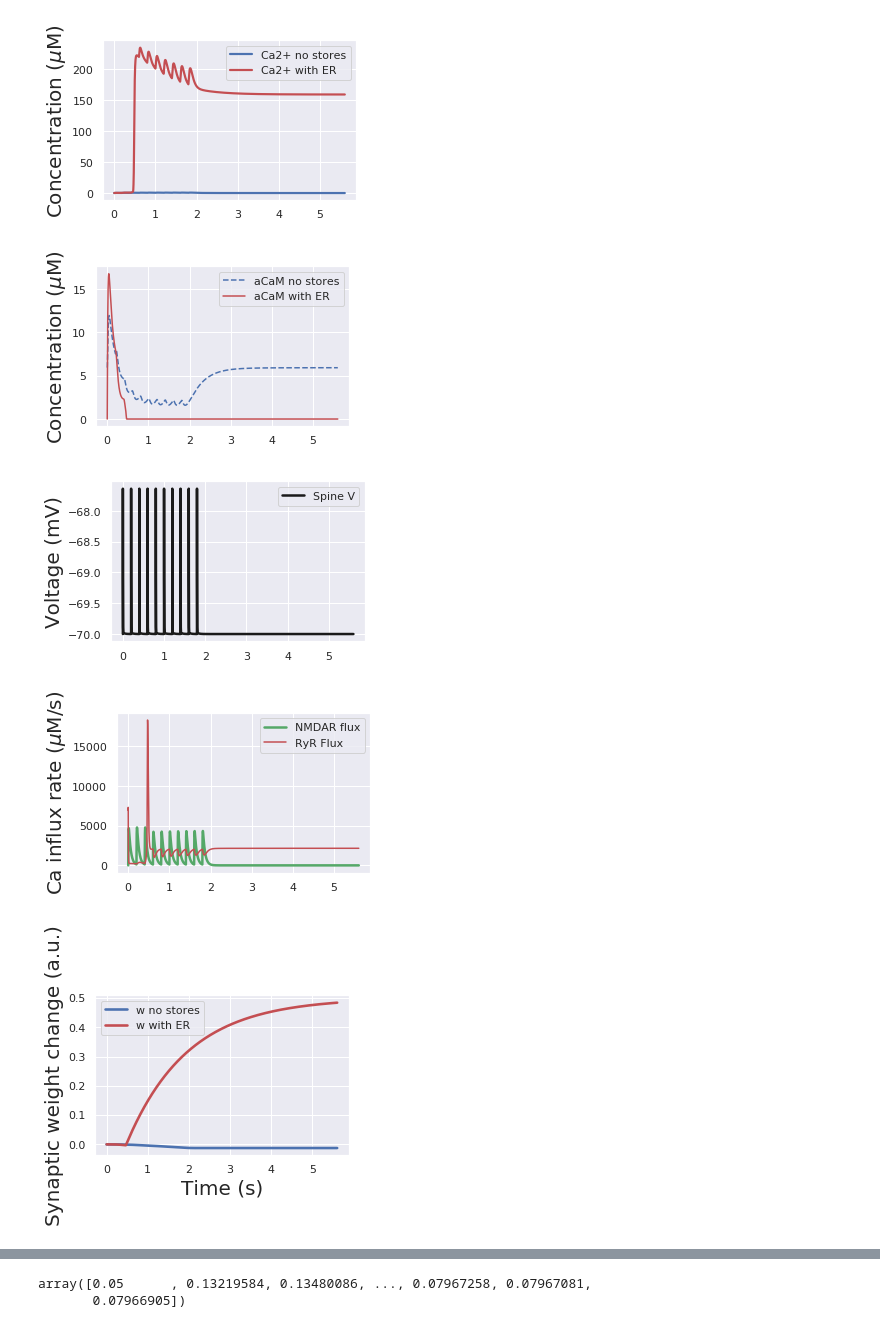
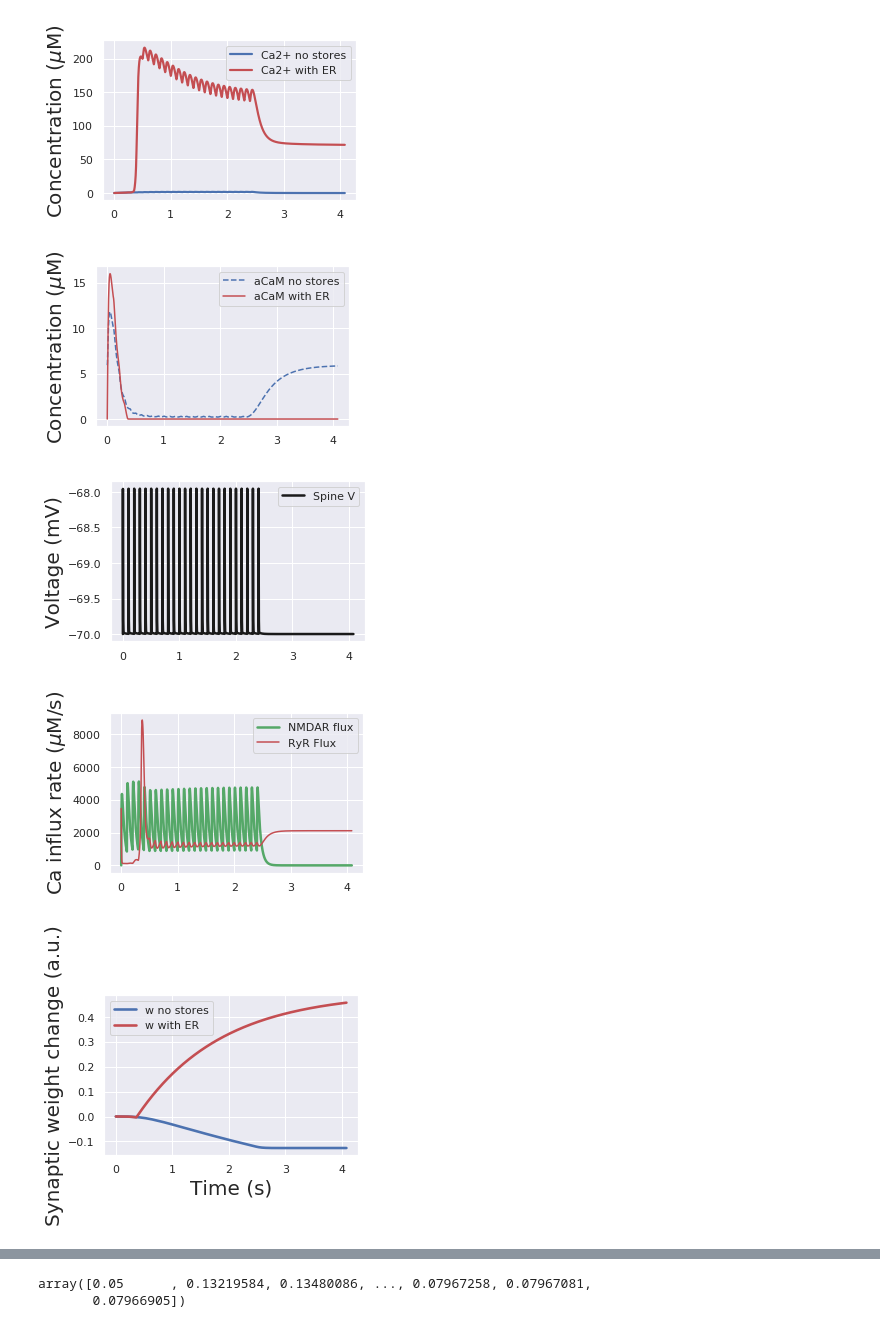
Before and after one commit to vjaltare/Metaplasticity-Memory, a Jupyter notebook: supplementary_RyR_analysis.ipynb, the cells around one changed output, grey strips where cells are left out. Drawn from its saved outputs; the diff is of its cells as text; code cells hidden in the pictures.

```diff
--- a/supplementary_RyR_analysis.ipynb
+++ b/supplementary_RyR_analysis.ipynb
@@ -55,7 +55,7 @@ e = 2.718
 ##############################################
 #### Prompting the user for input parameters:
 
-g_NMDAR,input_pattern,f_input,n_inputs,n_RyR = [70, 'rdp', 5, 10 ,60] #input("Input gNMDAR (pS), no. of IP3R, input_type, input frequency (Hz), no. of inputs, #RyRs: ").split(' ')
+g_NMDAR,input_pattern,f_input,n_inputs,n_RyR = [65, 'rdp', 10, 25 ,30] #input("Input gNMDAR (pS), no. of IP3R, input_type, input frequency (Hz), no. of inputs, #RyRs: ").split(' ')
 if input_pattern not in ['rdp','stdp']:
     print('input_type can only be "rdp" or "stdp"')
     raise SystemExit
@@ -498,12 +498,12 @@ if input_pattern == 'stdp':
         tpost = [i + tdiff for i in tpre]
     if n_bap == 2:
         tpost = [i + tdiff for i in tpre] + [i + tdiff - 0.01 for i in tpre]
-        t = np.arange(np.min(tpre+tpost),np.max(tpre+tpost)+1., 1e-4)
+        t = np.arange(np.min(tpre+tpost),np.max(tpre+tpost)+1., 1e-4)   ### Trying to reduce the resolution to get a faster speed
     #t = np.linspace(np.min(tpre+tpost),np.max(tpre+tpost)+1.,10000)
 
 
 else:
-    t = np.arange(np.min(tpre),(np.max(tpre)+1.)*2,1e-4)
+    t = np.arange(np.min(tpre),(np.max(tpre)+1.)*1.2,1e-3)
     #t = np.linspace(np.min(tpre),(np.max(tpre)+1.)*2,10000)
 
 xinit = xinit0#sol[-1,:]
@@ -569,35 +569,35 @@ plt.plot(t,nmdar_flux,'g-',linewidth=2.5,label='NMDAR flux')
 #plt.plot(t,ip3r_flux,'m-',linewidth=2.5,label='IP3R flux')
 plt.plot(t, JRyR, 'r-', label='RyR Flux')
 plt.legend(loc='best')
 plt.ylabel('Ca influx rate ($\mu$M/s)',size=20)
 
 plt.figure(figsize = (10,10))
 plt.subplot(3,2,5)
 plt.plot(t,sol0[:,-13],'b-',label='w no stores',linewidth=2.6)
 plt.plot(t,sol[:,-13],'r-',label='w with ER',linewidth=2.6)
 plt.legend(loc='best')
 plt.ylabel('Synaptic weight change (a.u.)',size=20)
 plt.xlabel('Time (s)',size=20)
 
 plt.figure(figsize = (10,10))
 plt.subplot(3,2,6)
 plt.plot(t,sol[:,-2] + sol[:,-1],'c-',label='O1 + O2',linewidth=2.2)
 plt.legend(loc='best')
 #plt.xlabel('Time (s)',size=21)
 plt.ylabel('Fraction of RyRs open',size=20)
 plt.xlabel('Time (s)',size=20)
 plt.show()
 ##################################################################################################
 #print(sol[:,-13])
 print(tau_refill, g_N, n_RyR)
 # %% [output]
 simulating ER+ spine
 Initial spine Ca =  0.05 uM
 Initial ER Ca =  250.0 uM
 simulating ER- spine
 checkpoint
-[figure, old version]
+[figure, new version]
-[figure, old version]
+[figure, new version]
-[figure, old version]
+[figure, new version]
-[figure, old version]
+[figure, new version]
-[figure, old version]
+[figure, new version]
```
Also changed, not shown: parts of 10 cells of this notebook.
